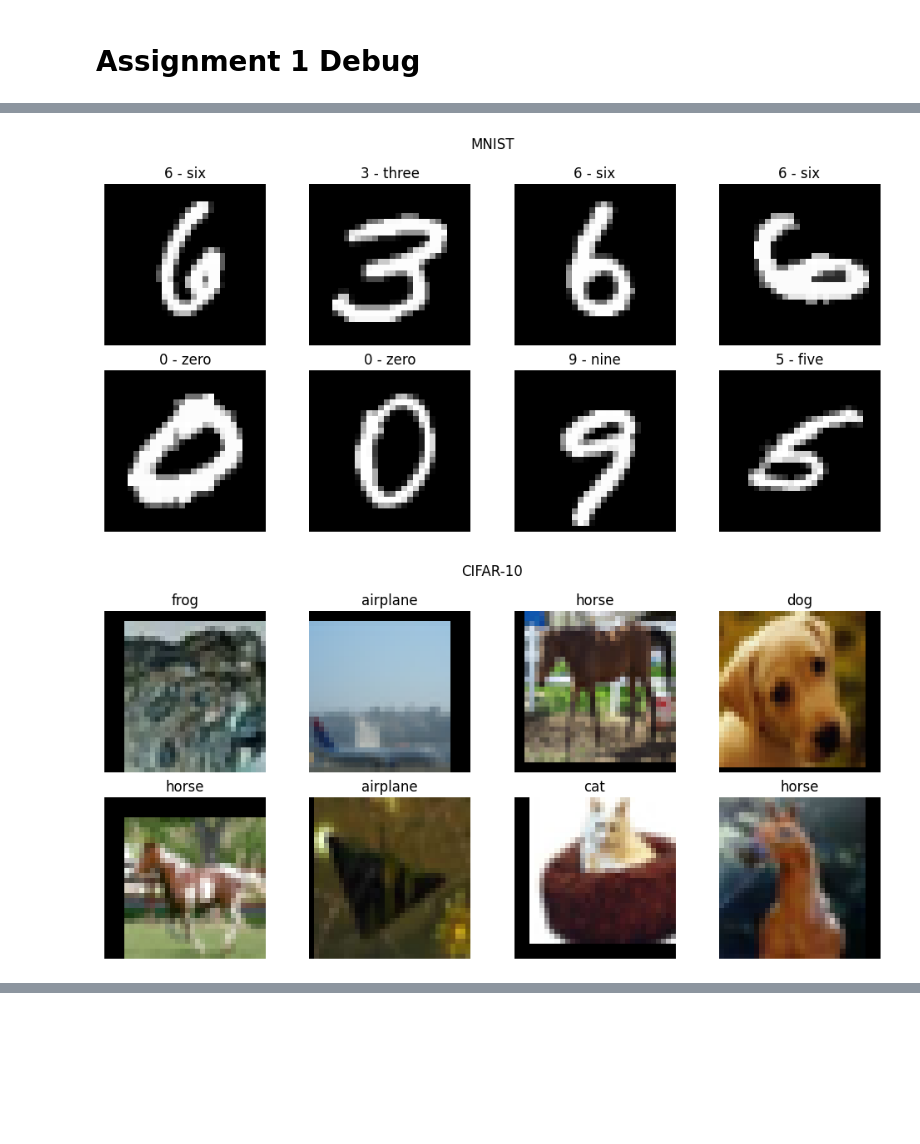
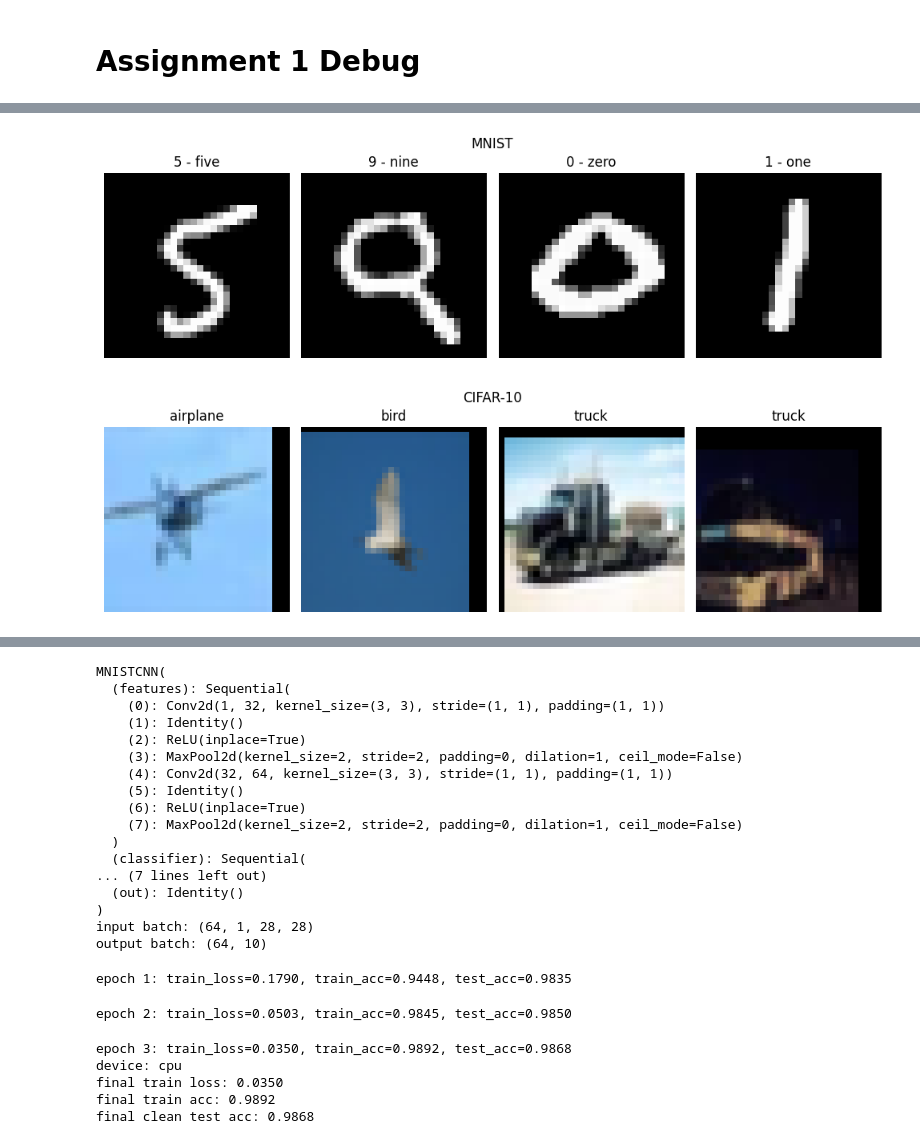
Before and after one commit to ANHANYOUNG/trustworthy-ai-assignment1, a Jupyter notebook: debug/test.ipynb, the cells around one changed output, grey strips where cells are left out. Drawn from its saved outputs; the diff is of its cells as text; code cells hidden in the pictures; blank space fills up the shorter version.

Commit message:
feat: add mnist baseline

```diff
--- a/debug/test.ipynb
+++ b/debug/test.ipynb
@@ -52,31 +52,31 @@ input shape: (3, 224, 224)
 image batch: (64, 3, 224, 224)
 label batch: (64,)
 # %%
-# visualize
+# data visualize
 def show_batch(dataset, title):
     images, labels = next(iter(dataset["train_loader"]))
     images = images[:8]
     labels = labels[:8]
 
-    fig, axes = plt.subplots(2, 4, figsize=(10, 5))
+    fig, axes = plt.subplots(1, 4, figsize=(10, 3))
     axes = axes.flatten()
 
     for ax, image, label in zip(axes, images, labels):
         if image.shape[0] == 1:
             ax.imshow(image.squeeze(0), cmap="gray")
         else:
             ax.imshow(image.permute(1, 2, 0))
         ax.set_title(dataset["class_names"][int(label)])
         ax.axis("off")
 
     plt.suptitle(title)
     plt.tight_layout()
     plt.show()
 
 
 show_batch(mnist, "MNIST")
 show_batch(cifar10, "CIFAR-10")
-show_batch(cifar10_preprocess, "CIFAR-10 preprocess Resize")
+show_batch(cifar10_preprocess, "CIFAR-10 preprocess")
 # %% [output]
-[figure, old version]
+[figure, new version]
-[figure, old version]
+[figure, new version]
@@ -83,0 +84,65 @@ show_batch(cifar10_preprocess, "CIFAR-10 preprocess Resize")
+# %%
+# MNIST model
+from models.mnist_cnn import MNISTCNN
+
+mnist_model = MNISTCNN(
+    use_dropout=False,
+    use_bn=False,
+    use_softmax=False,
+)
+
+mnist_images, mnist_labels = next(iter(mnist["train_loader"]))
+mnist_logits = mnist_model(mnist_images)
+
+print(mnist_model)
+print("input batch:", tuple(mnist_images.shape))
+print("output batch:", tuple(mnist_logits.shape))
+# %% [output]
+MNISTCNN(
+  (features): Sequential(
+    (0): Conv2d(1, 32, kernel_size=(3, 3), stride=(1, 1), padding=(1, 1))
+    (1): Identity()
+    (2): ReLU(inplace=True)
+    (3): MaxPool2d(kernel_size=2, stride=2, padding=0, dilation=1, ceil_mode=False)
+    (4): Conv2d(32, 64, kernel_size=(3, 3), stride=(1, 1), padding=(1, 1))
+    (5): Identity()
+    (6): ReLU(inplace=True)
+    (7): MaxPool2d(kernel_size=2, stride=2, padding=0, dilation=1, ceil_mode=False)
+  )
+  (classifier): Sequential(
+... (7 lines left out)
+  (out): Identity()
+)
+input batch: (64, 1, 28, 28)
+output batch: (64, 10)
+# %%
+# MNIST training / accuracy
+import torch
+
+from utils.train import train_classifier
+
+mnist_device = torch.device("cuda" if torch.cuda.is_available() else "cpu")
+mnist_epochs = 3
+mnist_lr = 1e-3
+
+mnist_model, mnist_history = train_classifier(
+    mnist_model,
+    mnist["train_loader"],
+    mnist["test_loader"],
+    device=mnist_device,
+    epochs=mnist_epochs,
+    lr=mnist_lr,
+)
+
+print("device:", mnist_device)
+print("final train loss:", f"{mnist_history['train_loss'][-1]:.4f}")
+print("final train acc:", f"{mnist_history['train_acc'][-1]:.4f}")
+print("final clean test acc:", f"{mnist_history['test_acc'][-1]:.4f}")
+# %% [output]
+epoch 1: train_loss=0.1790, train_acc=0.9448, test_acc=0.9835
+epoch 2: train_loss=0.0503, train_acc=0.9845, test_acc=0.9850
+epoch 3: train_loss=0.0350, train_acc=0.9892, test_acc=0.9868
+device: cpu
+final train loss: 0.0350
+final train acc: 0.9892
+final clean test acc: 0.9868
```
Also changed, not shown: parts of 3 cells of this notebook, 4 other files.
